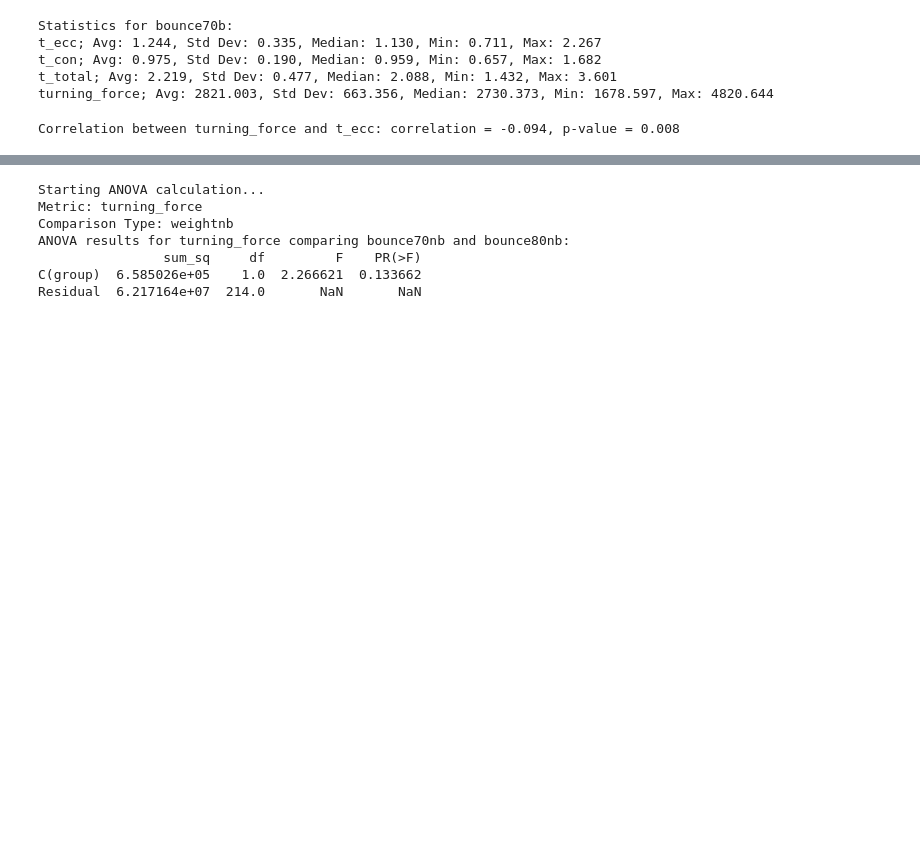
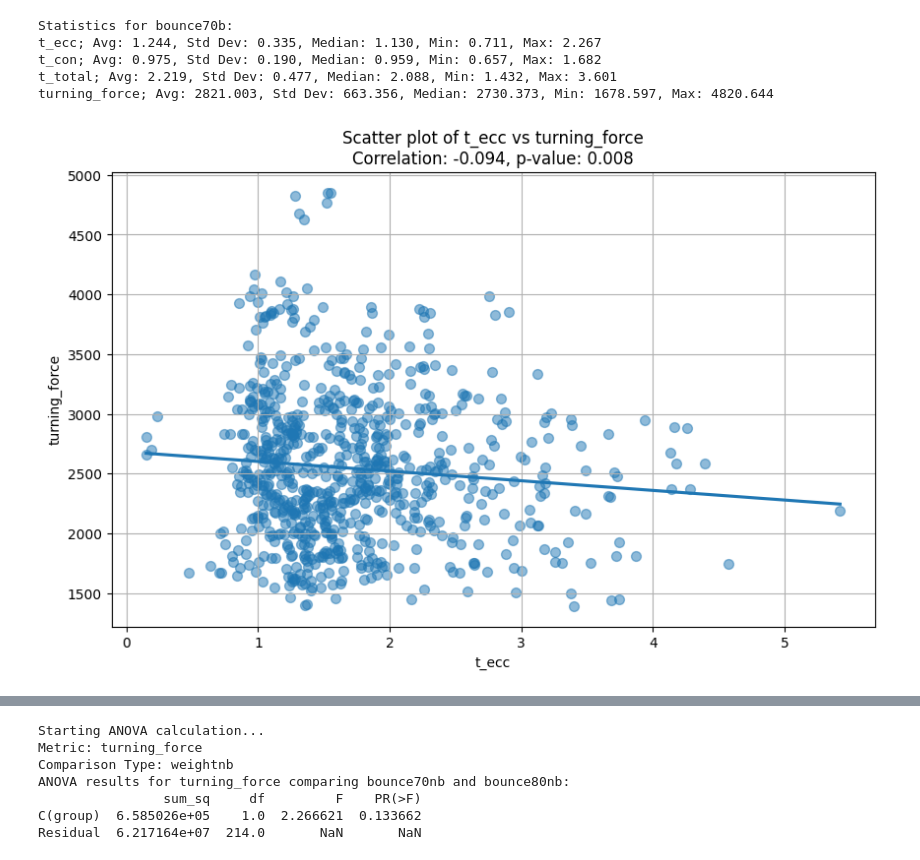
Before and after one commit to loieboi/BounceInsight, a Jupyter notebook: run.ipynb, the cells around one changed output, grey strips where cells are left out. Cells and saved outputs as stored; diff of their text form; code cells hidden in the pictures; blank space fills up the shorter version.

```diff
--- a/run.ipynb
+++ b/run.ipynb
@@ -77,9 +77,9 @@ t_con; Avg: 0.975, Std Dev: 0.190, Median: 0.959, Min: 0.657, Max: 1.682
 t_total; Avg: 2.219, Std Dev: 0.477, Median: 2.088, Min: 1.432, Max: 3.601
 turning_force; Avg: 2821.003, Std Dev: 663.356, Median: 2730.373, Min: 1678.597, Max: 4820.644
 # %%
-insight.run_statistics(analysis_type='cor', metric1='turning_force', metric2='t_ecc')
+insight.run_statistics(analysis_type='cor', metric1='t_ecc', metric2='turning_force')
 # %% [output]
-Correlation between turning_force and t_ecc: correlation = -0.094, p-value = 0.008
+[figure, added]
 # %%
 insight.run_statistics(analysis_type='anova', comparison_type='b_nb_weight', metric='turning_force')
 insight.run_statistics(analysis_type='anova', comparison_type='b_nb_speed', metric='turning_force')
```
Also changed, not shown: parts of 2 cells of this notebook, 8 other files.
